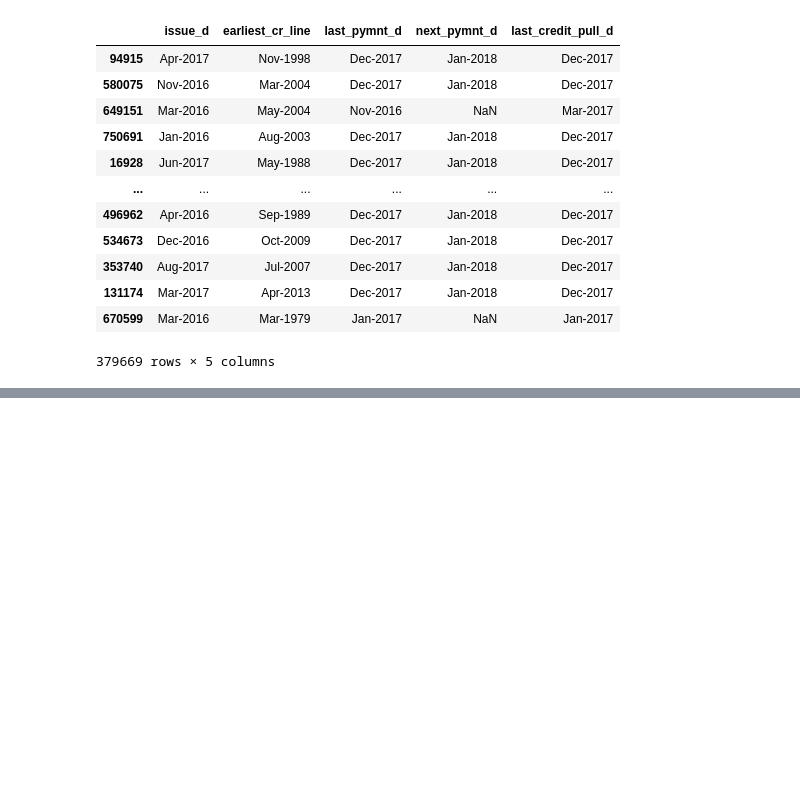
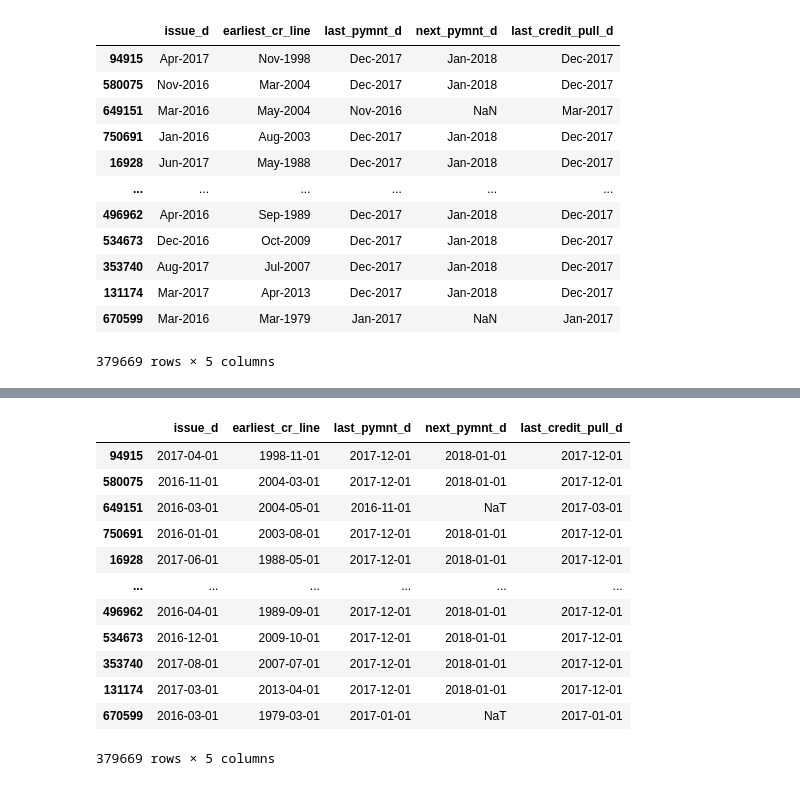
Before and after one commit to FemasAriandaRizki/credit_risk_model, a Jupyter notebook: Pengenalan Dataset, Target Variable, dan Missing Values.ipynb, the cells around one changed output, grey strips where cells are left out. Drawn from its saved outputs; the diff is of its cells as text; code cells hidden in the pictures; blank space fills up the shorter version.

```diff
--- a/Pengenalan Dataset, Target Variable, dan Missing Values.ipynb
+++ b/Pengenalan Dataset, Target Variable, dan Missing Values.ipynb
@@ -281,0 +297,19 @@ X_train['issue_d'] = pd.to_datetime(X_train['issue_d'])
+# %%
+for col in col_date:
+    X_train[col] = pd.to_datetime(X_train[col], format= '%Y-%m')
+# %%
+X_train[col_date]
+# %% [output]
+|  | issue_d | earliest_cr_line | last_pymnt_d | next_pymnt_d | last_credit_pull_d |
+| 94915 | 2017-04-01 | 1998-11-01 | 2017-12-01 | 2018-01-01 | 2017-12-01 |
+| 580075 | 2016-11-01 | 2004-03-01 | 2017-12-01 | 2018-01-01 | 2017-12-01 |
+| 649151 | 2016-03-01 | 2004-05-01 | 2016-11-01 | NaT | 2017-03-01 |
+| 750691 | 2016-01-01 | 2003-08-01 | 2017-12-01 | 2018-01-01 | 2017-12-01 |
+| 16928 | 2017-06-01 | 1988-05-01 | 2017-12-01 | 2018-01-01 | 2017-12-01 |
+| ... | ... | ... | ... | ... | ... |
+| 496962 | 2016-04-01 | 1989-09-01 | 2017-12-01 | 2018-01-01 | 2017-12-01 |
+| 534673 | 2016-12-01 | 2009-10-01 | 2017-12-01 | 2018-01-01 | 2017-12-01 |
+| 353740 | 2017-08-01 | 2007-07-01 | 2017-12-01 | 2018-01-01 | 2017-12-01 |
+| 131174 | 2017-03-01 | 2013-04-01 | 2017-12-01 | 2018-01-01 | 2017-12-01 |
+| 670599 | 2016-03-01 | 1979-03-01 | 2017-01-01 | NaT | 2017-01-01 |
+379669 rows × 5 columns
```
Also changed, not shown: parts of 8 cells of this notebook.
